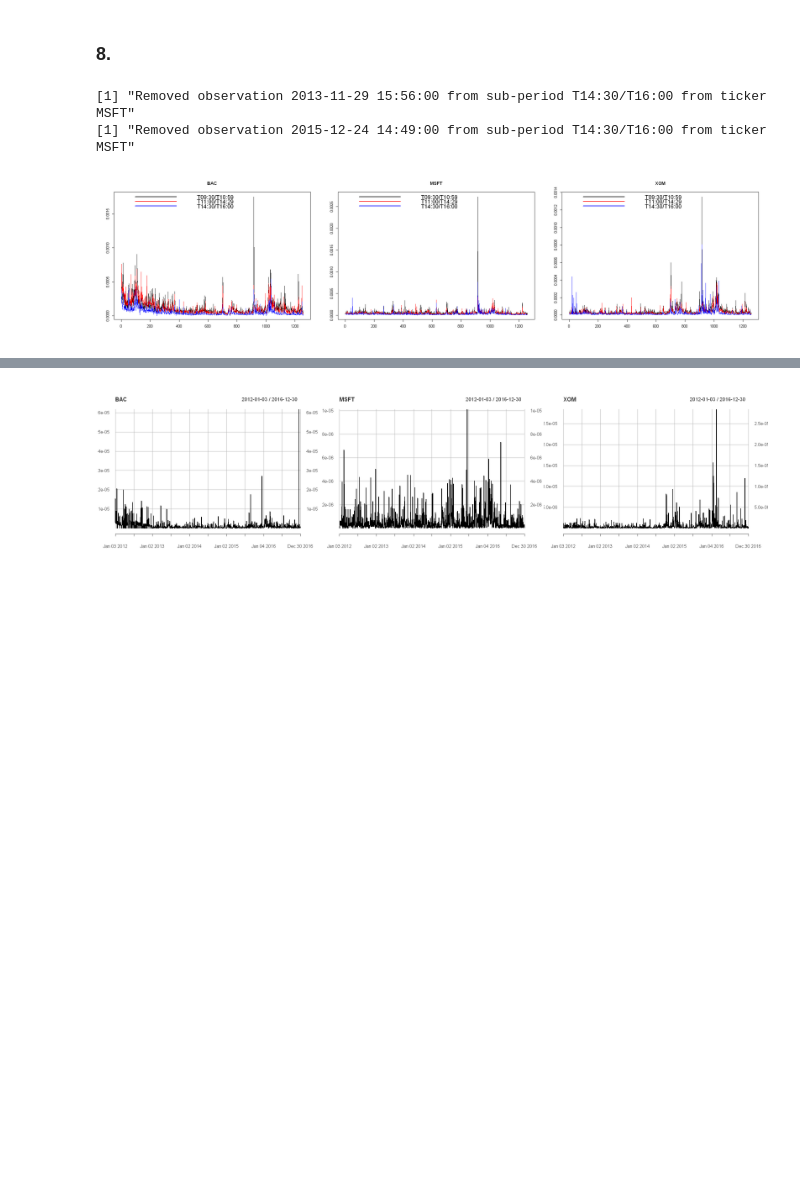
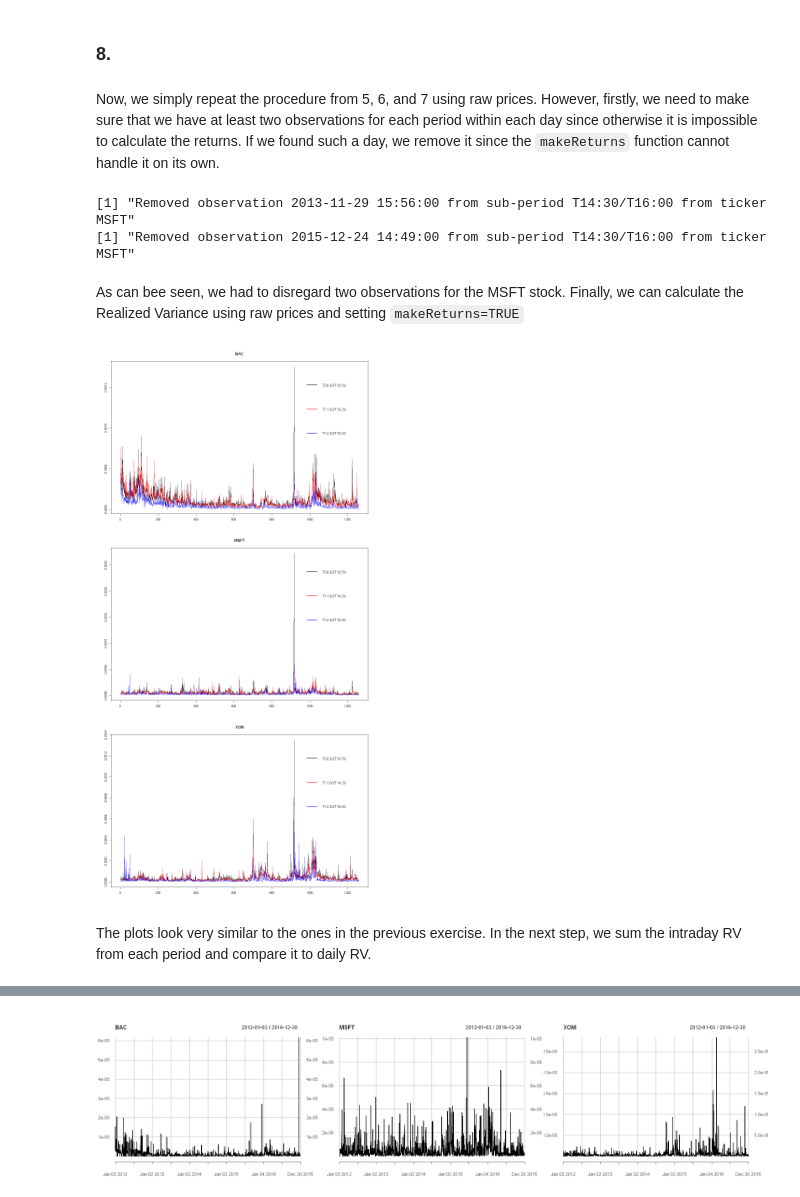
Before and after one commit to JanK0095/Financial-Econometrics-Course-Projects, a Jupyter notebook: HW3/FE1_HW3_Kubal_Mattanelli.ipynb, the cells around one changed output, grey strips where cells are left out. Drawn from its saved outputs; the diff is of its cells as text; code cells hidden in the pictures; blank space fills up the shorter version.

```diff
--- a/HW3/FE1_HW3_Kubal_Mattanelli.ipynb
+++ b/HW3/FE1_HW3_Kubal_Mattanelli.ipynb
@@ -362,6 +342,7 @@ options(repr.plot.width = 20, repr.plot.height = 5) #Enlarging the plot
 for (i in 1:3) {#Looping through the stocks
     plot_holder <- plot(real_var_from_prices[[i]], main = stock_names[i]) #Plotting Realized Variance calculated from prices
     plot_holder <- lines(real_var_from_returns[[i]], col = "red") #Adding Realized Variance calculated from returns for comparison
+    plot_holder <- addLegend("topleft", on = 1, legend.names = c("Realized Variance from prices", "Realized Variance from returns"), col = c("black", "red"), lty = 1, bty = "n", lwd = 2)
     print(plot_holder)
 }
 # %% [output]
@@ -487,12 +467,12 @@ for (i in 1:3) { #Looping through the tickers
 }
 # %%
 #Plotting
-options(repr.plot.width = 20, repr.plot.height = 5)
-par(mfrow = c(1, 3)) #Setting up the grid
+options(repr.plot.width = 10, repr.plot.height = 20)
+par(mfrow = c(3, 1)) #Setting up the grid
 for (i in 1:3) { #Looping through the tickers
     plot(as.numeric(real_var_subsets[[i]][[1]]), type = "l", xlab = "", ylab = "", main = stock_names[i])
     lines(as.numeric(real_var_subsets[[i]][[2]]), col = "red")
     lines(as.numeric(real_var_subsets[[i]][[3]]), col = "blue")
-    legend("topleft", sub_periods, col = c("black", "red", "blue"), lty = 1, bty = "n", cex = 1.5, lwd = 2)
+    legend("topright", sub_periods, col = c("black", "red", "blue"), lty = 1, bty = "n", cex = 1.2, lwd = 2)
 }
 # %% [output]
@@ -554,0 +545,8 @@ for (i in 1:3) {
+# %%
+#Average share of intrady RV for each sub-period
+for (i in 1:3) { #Looping through the stocks
+    print(stock_names[i])
+    for (j in 1:3) { #Looping through the sub-periods
+        print(paste(sub_periods[j], ": ", mean(percentage_shares[[i]][, j], na.rm = T)))
+    }
+}
@@ -555,3 +568,5 @@ for (i in 1:3) {
 # %% [markdown]
 ### 8.
+# %% [markdown]
+Now, we simply repeat the procedure from 5, 6, and 7 using raw prices. However, firstly, we need to make sure that we have at least two observations for each period within each day since otherwise it is impossible to calculate the returns. If we found such a day, we remove it since the ``makeReturns`` function cannot handle it on its own.
 # %%
@@ -572,6 +586,8 @@ for (i in 1:3) { #Looping through the tickers
 # %% [output]
 [1] "Removed observation 2013-11-29 15:56:00 from sub-period T14:30/T16:00 from ticker MSFT"
 [1] "Removed observation 2015-12-24 14:49:00 from sub-period T14:30/T16:00 from ticker MSFT"
+# %% [markdown]
+As can bee seen, we had to disregard two observations for the MSFT stock. Finally, we can calculate the Realized Variance using raw prices and setting ``makeReturns=TRUE``
 # %%
 #Calculating Realized Variance for the sub-periods
 real_var_subsets_from_prices <- vector("list", 3) #Empty vector for the results
@@ -584,16 +600,18 @@ for (i in 1:3) { #Looping through the tickers
 }
 # %%
 #Plotting
-options(repr.plot.width = 20, repr.plot.height = 5)
-par(mfrow = c(1, 3)) #Setting up the grid
+options(repr.plot.width = 10, repr.plot.height = 20)
+par(mfrow = c(3, 1)) #Setting up the grid
 for (i in 1:3) { #Looping through the tickers
     plot(as.numeric(real_var_subsets_from_prices[[i]][[1]]), type = "l", xlab = "", ylab = "", main = stock_names[i])
     lines(as.numeric(real_var_subsets_from_prices[[i]][[2]]), col = "red")
     lines(as.numeric(real_var_subsets_from_prices[[i]][[3]]), col = "blue")
-    legend("topleft", sub_periods, col = c("black", "red", "blue"), lty = 1, bty = "n", cex = 1.5, lwd = 2)
+    legend("topright", sub_periods, col = c("black", "red", "blue"), lty = 1, bty = "n", cex = 1.2, lwd = 2)
 }
 # %% [output]
-[figure, old version]
+[figure, new version]
+# %% [markdown]
+The plots look very similar to the ones in the previous exercise. In the next step, we sum the intraday RV from each period and compare it to daily RV.
 # %%
 #Calculating the sum of intraday RV from prices
 sum_intraday_RV_from_prices <- vector("list", 3) #Empty list for sums of intraday RV
```
Also changed, not shown: parts of 69 cells of this notebook.
